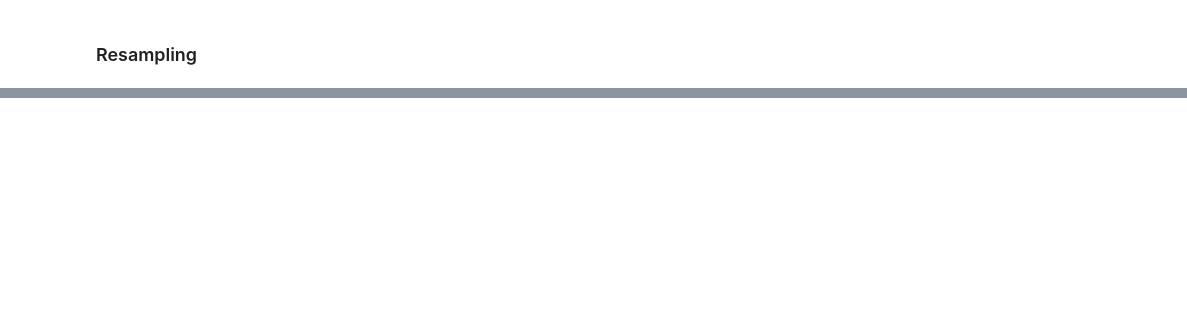
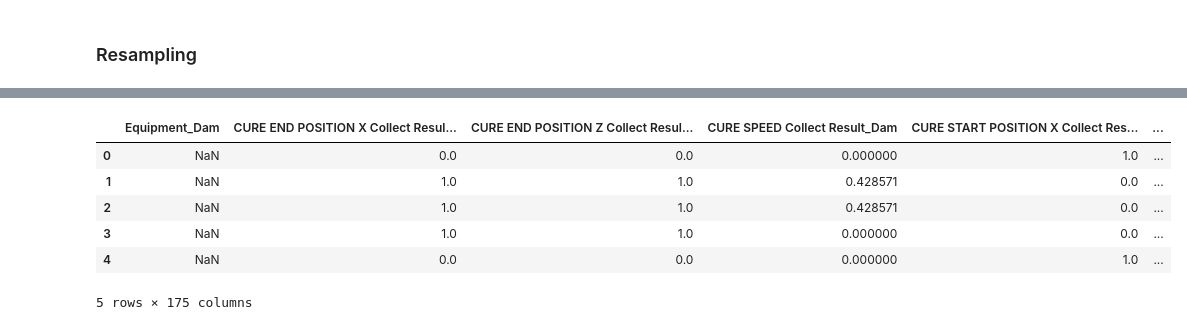
Before and after one commit to watchstep/YAIMERS, a Jupyter notebook: pre_2.ipynb, the cells around one changed output, grey strips where cells are left out. Drawn from its saved outputs; the diff is of its cells as text; code cells hidden in the pictures; blank space fills up the shorter version.

```diff
--- a/pre_2.ipynb
+++ b/pre_2.ipynb
@@ -214,0 +273,15 @@ def smote_enn_upsample(df, random_seed=RANDOM_SEED):
+# %%
+upsample_options = {1:"smote", 2:"adasyn", 3:"smotenc", 4:"borderline", 5:"kmeans"}
+
+cat_idx = [downsampled_df_tr.columns.get_loc(col) for col in ohe_cat_cols]
+upsampled_df = upsample(downsampled_df_tr, cat_idx, method=upsample_options[3])
+# %%
+upsampled_df.head()
+# %% [output]
+|  | Equipment_Dam | CURE END POSITION X Collect Resul... | CURE END POSITION Z Collect Resul... | CURE SPEED Collect Result_Dam | CURE START POSITION X Collect Res... | ... |
+| 0 | NaN | 0.0 | 0.0 | 0.000000 | 1.0 | ... |
+| 1 | NaN | 1.0 | 1.0 | 0.428571 | 0.0 | ... |
+| 2 | NaN | 1.0 | 1.0 | 0.428571 | 0.0 | ... |
+| 3 | NaN | 1.0 | 1.0 | 0.000000 | 0.0 | ... |
+| 4 | NaN | 0.0 | 0.0 | 0.000000 | 1.0 | ... |
+5 rows × 175 columns
```
Also changed, not shown: parts of 33 cells of this notebook, 2 other files.
